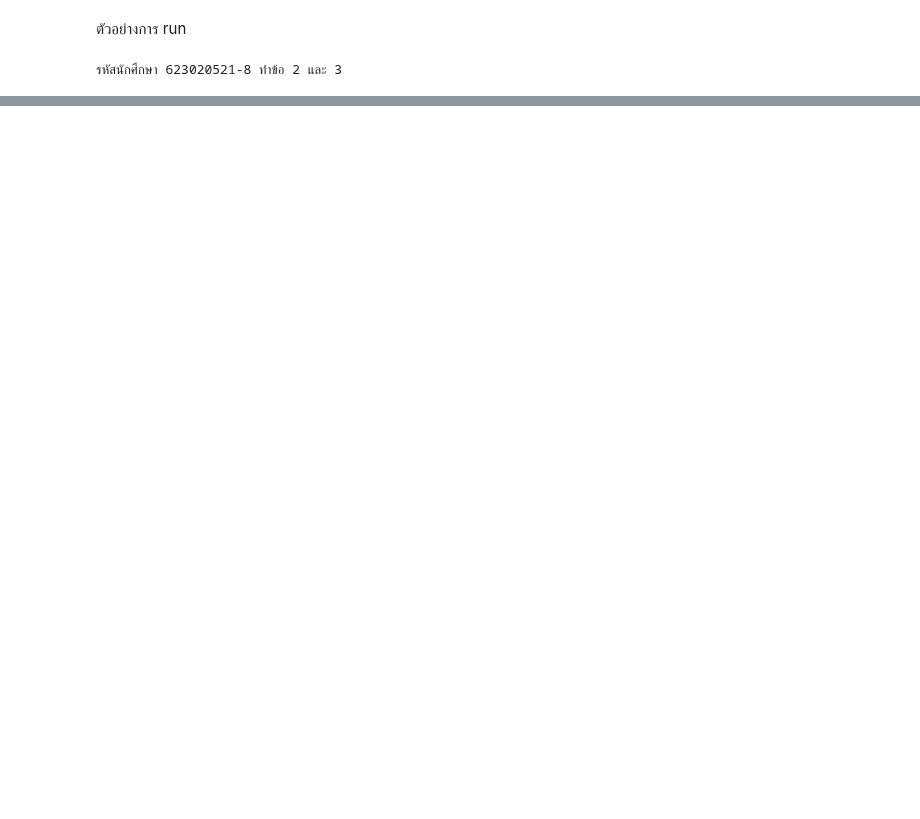
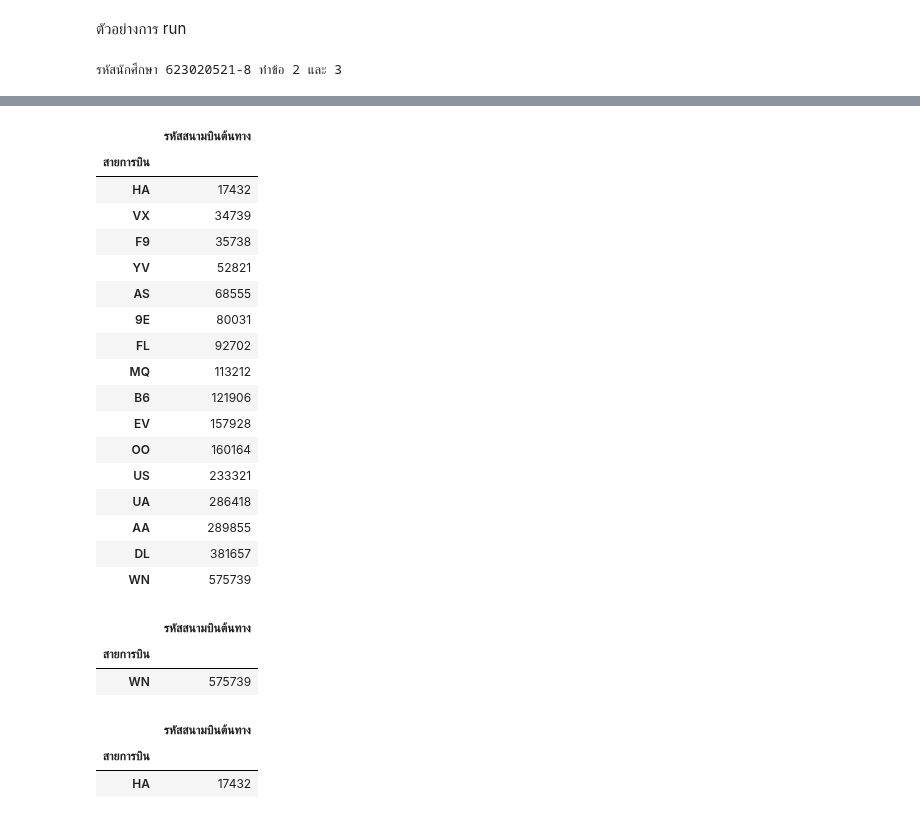
Before and after one commit to nichakornchaisuwan/DWDM21, a Jupyter notebook: MiniExam.ipynb, the cells around one changed output, grey strips where cells are left out. Drawn from its saved outputs; the diff is of its cells as text; code cells hidden in the pictures; blank space fills up the shorter version.

```diff
--- a/MiniExam.ipynb
+++ b/MiniExam.ipynb
@@ -70,0 +199,36 @@ gen_exams('623020521-8') #รหัสนักศึกษา
+# %%
+airline_sort = airline.sort_values(by=['รหัสสนามบินต้นทาง']) # เรียงจากน้อยไปมาก
+airline_sort
+# %% [output]
+|  | รหัสสนามบินต้นทาง |
+| สายการบิน |  |
+| HA | 17432 |
+| VX | 34739 |
+| F9 | 35738 |
+| YV | 52821 |
+| AS | 68555 |
+| 9E | 80031 |
+| FL | 92702 |
+| MQ | 113212 |
+| B6 | 121906 |
+| EV | 157928 |
+| OO | 160164 |
+| US | 233321 |
+| UA | 286418 |
+| AA | 289855 |
+| DL | 381657 |
+| WN | 575739 |
+# %%
+airline_Max =airline_sort.iloc[-1:,:1]  #สายการบินที่มีเที่ยวบินมากที่สุด
+airline_Max
+# %% [output]
+|  | รหัสสนามบินต้นทาง |
+| สายการบิน |  |
+| WN | 575739 |
+# %%
+airline_Min =airline_sort.iloc[:1]  #สายการบินที่มีเที่ยวบินน้อยที่สุด
+airline_Min
+# %% [output]
+|  | รหัสสนามบินต้นทาง |
+| สายการบิน |  |
+| HA | 17432 |
```
Also changed, not shown: parts of 30 cells of this notebook.
